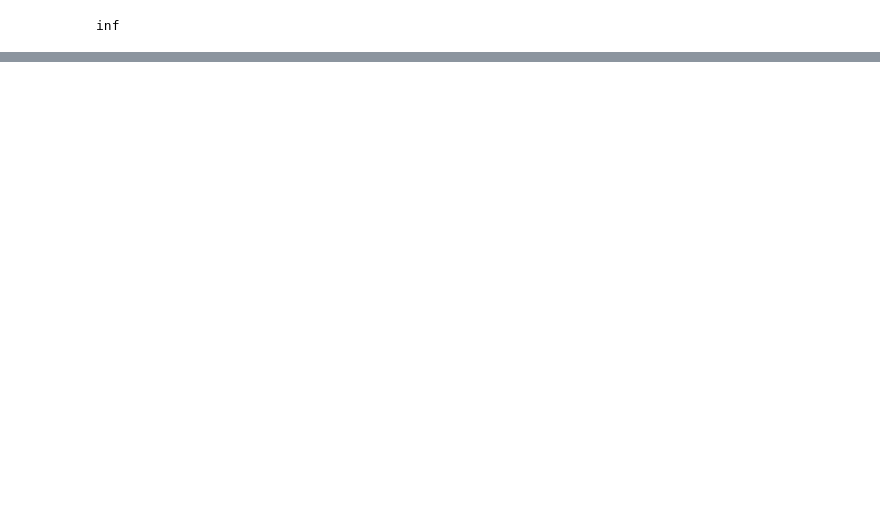
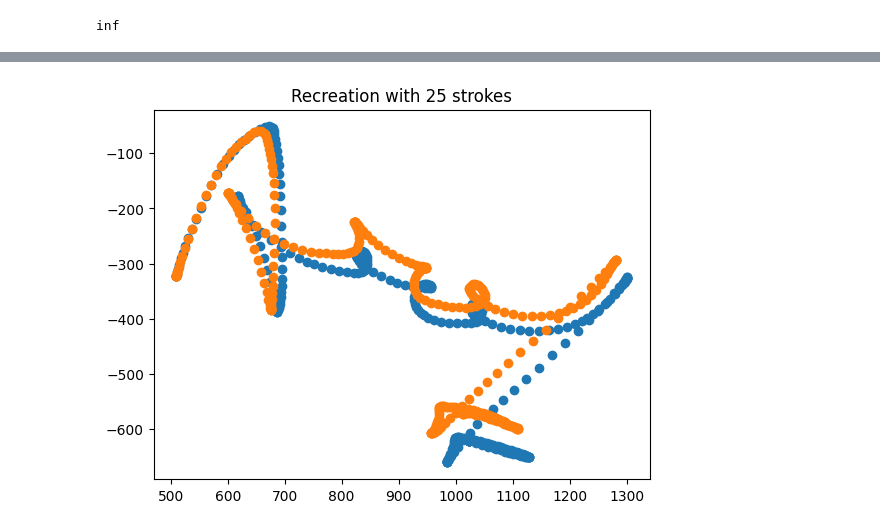
Before and after one commit to andrew-healey/sigma-lognormal, a Jupyter notebook: debug.ipynb, the cells around one changed output, grey strips where cells are left out. Drawn from its saved outputs; the diff is of its cells as text; code cells hidden in the pictures; blank space fills up the shorter version.

```diff
--- a/debug.ipynb
+++ b/debug.ipynb
@@ -113,0 +101,6 @@ Num. strokes: 18
+# %%
+small_plan = out_plan#.sub_plan(18)
+plt.title("Recreation with "+str(len(small_plan.strokes))+" strokes")
+plot_signals([signal,small_plan.signal(signal.time)])
+# %% [output]
+[figure, added]
```
Also changed, not shown: parts of 17 cells of this notebook, 8 other files.
